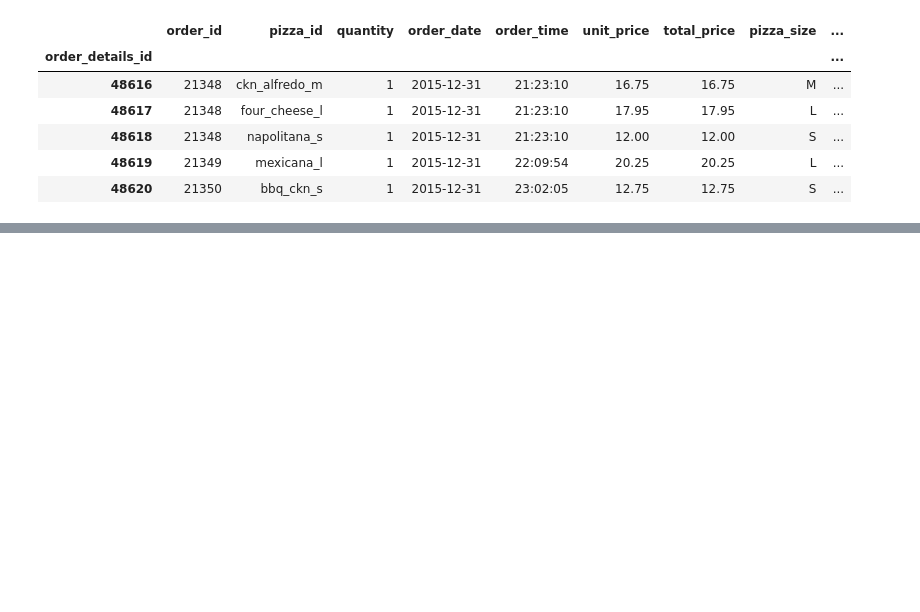
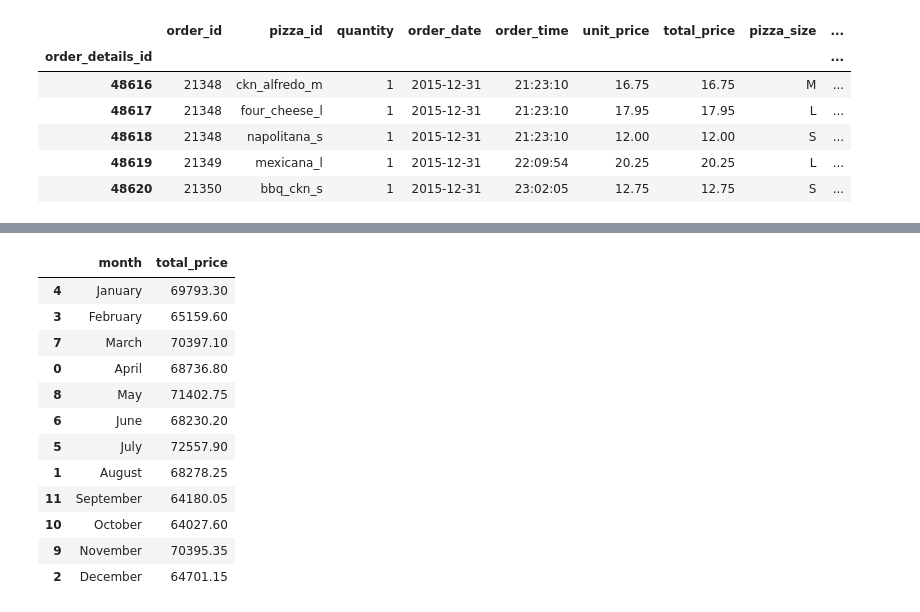
Before and after one commit to chemutai254/DATA, a Jupyter notebook: EDA/Pizza_Sales_Analysis.ipynb, the cells around one changed output, grey strips where cells are left out. Drawn from its saved outputs; the diff is of its cells as text; code cells hidden in the pictures; blank space fills up the shorter version.

```diff
--- a/EDA/Pizza_Sales_Analysis.ipynb
+++ b/EDA/Pizza_Sales_Analysis.ipynb
@@ -203,0 +276,21 @@ pizza_df.tail()
+# %%
+# Order the month column from `January` to `December`
+ordered_months = ['January', 'February', 'March', 'April', 'May', 'June', 'July', 'August', 'September', 'October', 'November', 'December']
+monthly_sales['month'] = pd.Categorical(monthly_sales['month'], categories=ordered_months, ordered=True)
+
+monthly_sales = monthly_sales.sort_values('month')
+monthly_sales
+# %% [output]
+|  | month | total_price |
+| 4 | January | 69793.30 |
+| 3 | February | 65159.60 |
+| 7 | March | 70397.10 |
+| 0 | April | 68736.80 |
+| 8 | May | 71402.75 |
+| 6 | June | 68230.20 |
+| 5 | July | 72557.90 |
+| 1 | August | 68278.25 |
+| 11 | September | 64180.05 |
+| 10 | October | 64027.60 |
+| 9 | November | 70395.35 |
+| 2 | December | 64701.15 |
```
Also changed, not shown: parts of 14 cells of this notebook.
